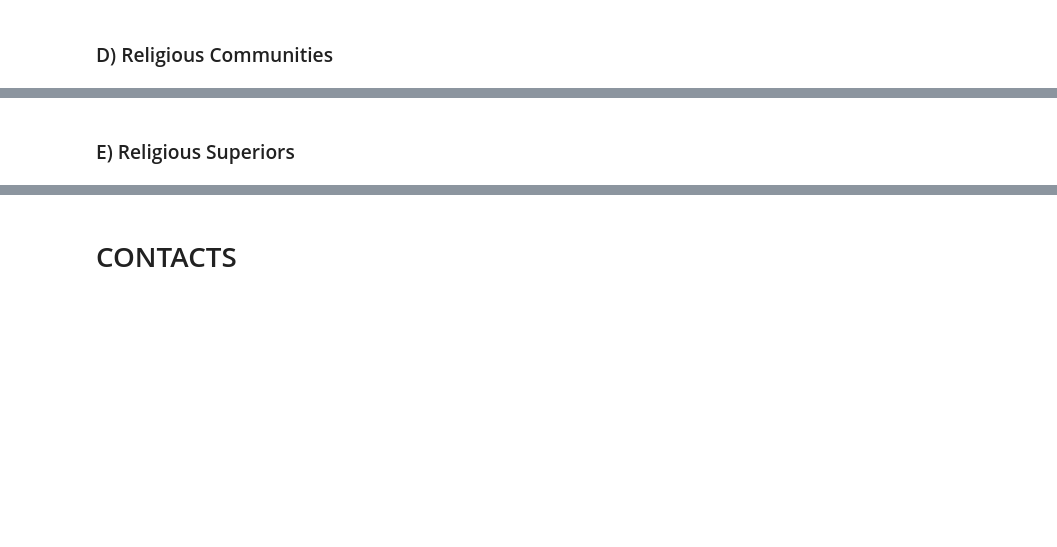
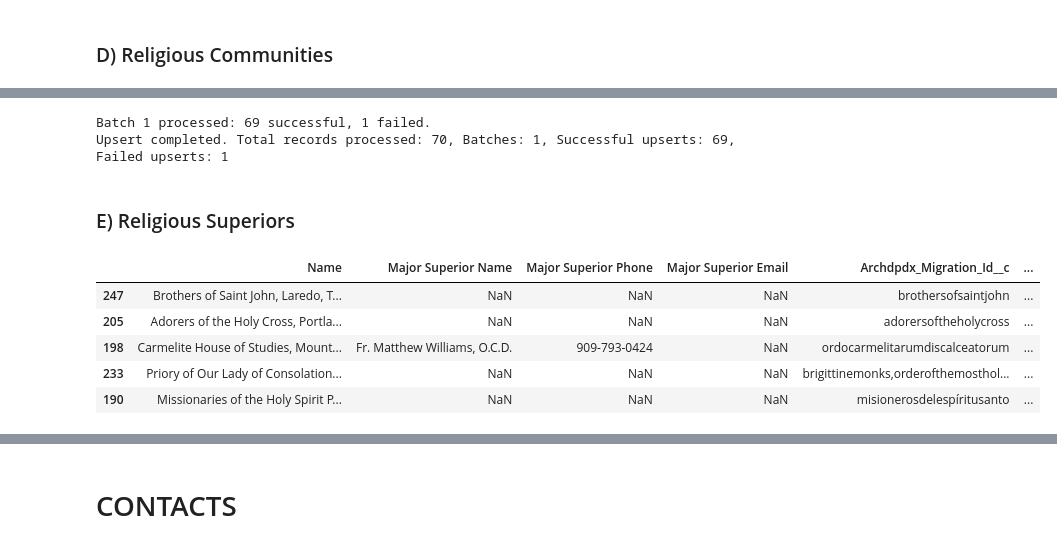
Before and after one commit to Cath-Strategic-Tech/adpdx_etl, a Jupyter notebook: ADPDX_ClergyDB.ipynb, the cells around one changed output, grey strips where cells are left out. Drawn from its saved outputs; the diff is of its cells as text; code cells hidden in the pictures; blank space fills up the shorter version.

```diff
--- a/ADPDX_ClergyDB.ipynb
+++ b/ADPDX_ClergyDB.ipynb
@@ -1805,15 +1882,27 @@ df_rel_community_upsert
+# %%
+upsert_to_salesforce_bulk(sf, acc_religious_staging_2, 'Account', 'Archdpdx_Migration_Id__c', 'results_files/religious_comm_results.csv', 100)
+# %% [output]
+Batch 1 processed: 69 successful, 1 failed.
+Upsert completed. Total records processed: 70, Batches: 1, Successful upserts: 69, Failed upserts: 1
 # %% [markdown]
 ### E) Religious Superiors
 # %%
 acc_rel_superiors = acc_religious_2[[
     'Name',
     'Major Superior Name',
     'Major Superior Phone',
     'Major Superior Email',
-    'Archdpdx_Migration_Id__c']]
+    'Archdpdx_Migration_Id__c']].copy()
 
 
 acc_rel_superiors['AccountId'] = acc_rel_superiors.Archdpdx_Migration_Id__c.map(religious_order_mapping)
 
-# acc_rel_superiors.sample(5)
+acc_rel_superiors.sample(5)
+# %% [output]
+|  | Name | Major Superior Name | Major Superior Phone | Major Superior Email | Archdpdx_Migration_Id__c | ... |
+| 247 | Brothers of Saint John, Laredo, T... | NaN | NaN | NaN | brothersofsaintjohn | ... |
+| 205 | Adorers of the Holy Cross, Portla... | NaN | NaN | NaN | adorersoftheholycross | ... |
+| 198 | Carmelite House of Studies, Mount... | Fr. Matthew Williams, O.C.D. | 909-793-0424 | NaN | ordocarmelitarumdiscalceatorum | ... |
+| 233 | Priory of Our Lady of Consolation... | NaN | NaN | NaN | brigittinemonks,orderofthemosthol... | ... |
+| 190 | Missionaries of the Holy Spirit P... | NaN | NaN | NaN | misionerosdelespíritusanto | ... |
 # %%
```
Also changed, not shown: parts of 67 cells of this notebook, 13 other files.
